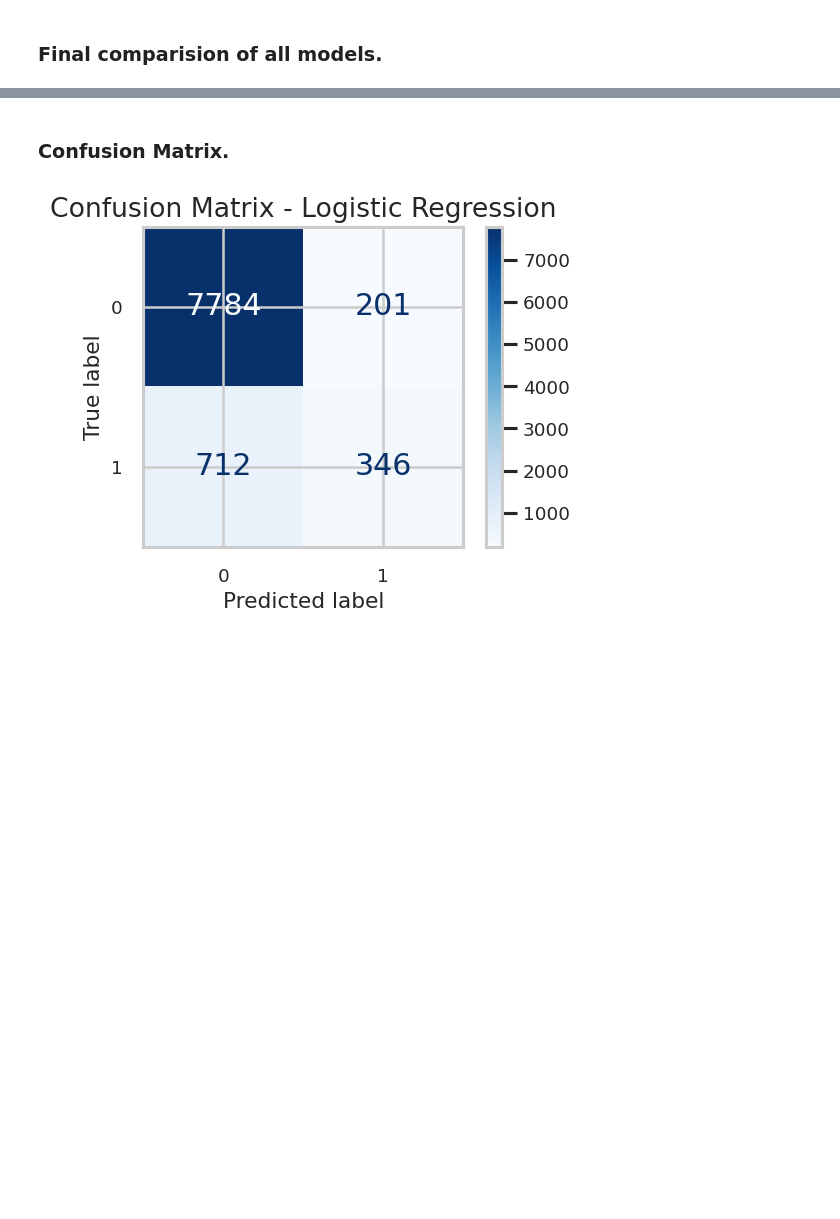
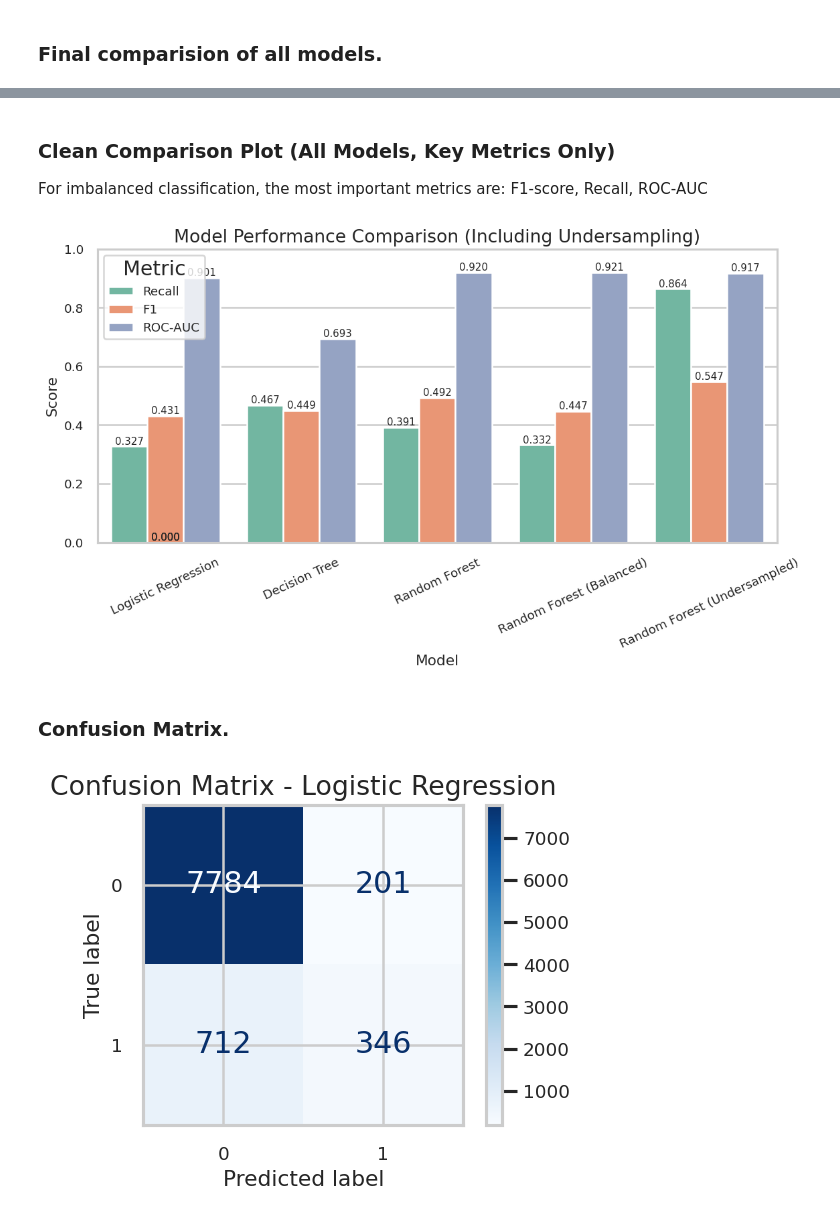
Before and after one commit to JISOOUNNIE1234/MSc_Data_Science_Project, a Jupyter notebook: DS_Project_Srujan.ipynb, the cells around one changed output, grey strips where cells are left out. Cells and saved outputs as stored; diff of their text form; code cells hidden in the pictures; blank space fills up the shorter version.

```diff
--- a/DS_Project_Srujan.ipynb
+++ b/DS_Project_Srujan.ipynb
@@ -670,3 +683,53 @@ results_df
+# %% [markdown]
+### Clean Comparison Plot (All Models, Key Metrics Only)
+
+For imbalanced classification, the most important metrics are:
+F1-score,
+Recall,
+ROC-AUC
+# %%
+import matplotlib.pyplot as plt
+import seaborn as sns
+
+metrics_to_plot = ["Recall", "F1", "ROC-AUC"]
+
+results_melted = results_df.melt(
+    id_vars="Model",
+    value_vars=metrics_to_plot,
+    var_name="Metric",
+    value_name="Score"
+)
+
+plt.figure(figsize=(10,6))
+
+ax = sns.barplot(
+    data=results_melted,
+    x="Model",
+    y="Score",
+    hue="Metric",
+    palette="Set2"
+)
+
+# Add value labels
+for p in ax.patches:
+    height = p.get_height()
+    ax.annotate(
+        f"{height:.3f}",
+        (p.get_x() + p.get_width()/2, height),
+        ha='center', va='bottom', fontsize=9
+    )
+
+plt.title("Model Performance Comparison (Including Undersampling)")
+plt.xlabel("Model")
+plt.ylabel("Score")
+plt.ylim(0, 1)
+plt.xticks(rotation=25)
+plt.legend(title="Metric")
+plt.tight_layout()
+
+plt.show()
+# %% [output]
+[figure, added]
 # %% [markdown]
 ### Confusion Matrix.
 # %%
```
Also changed, not shown: parts of 13 cells of this notebook.
